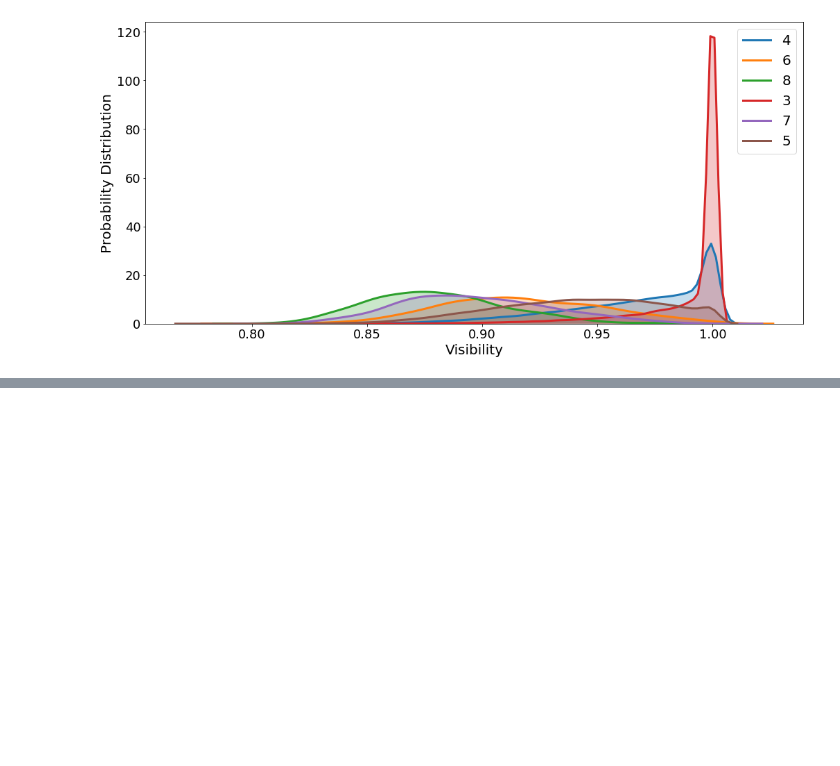
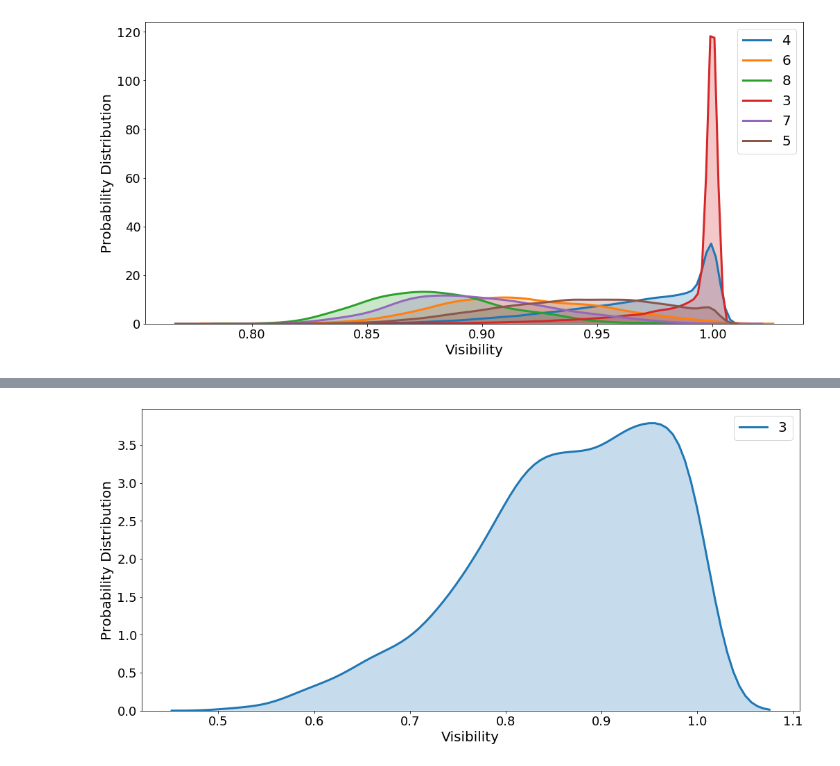
Before and after one commit to adelshb/Bounding-the-dimension-of-quantum-systems-with-sequential-measurements, a Jupyter notebook: public/Distribution of visibility in M22.ipynb, the cells around one changed output, grey strips where cells are left out. Saved outputs shown, nothing was run; the diff lists cells and outputs as text; code cells hidden in the pictures; blank space fills up the shorter version.

```diff
--- a/public/Distribution of visibility in M22.ipynb
+++ b/public/Distribution of visibility in M22.ipynb
@@ -97,0 +164,20 @@ plt.tick_params(axis='both', labelsize=18)
+# %%
+plt.figure(figsize=(17,8))
+
+for item in data:
+    if item['maximum length of sequences'] == 2 and item['num of outcomes'] == 2 and item['level'] == 2 and item['num of observables'] != 2:
+        ax = sns.distplot(item['visibilities'], hist = False, kde = True,
+                         kde_kws = {'shade': True, 'linewidth': 3},
+                          label = item['num of observables'])
+        #print(len(item["visibilities"]))
+
+# ax.set(xlabel='Visibility', ylabel='Probability Distribution')
+
+ax.set_xlabel('Visibility', fontsize = 20)
+ax.set_ylabel('Probability Distribution', fontsize = 20)
+
+ax.legend(fontsize = 20)
+
+plt.tick_params(axis='both', labelsize=18)
+# %% [output]
+[figure, added]
```
Also changed, not shown: parts of 9 cells of this notebook.
